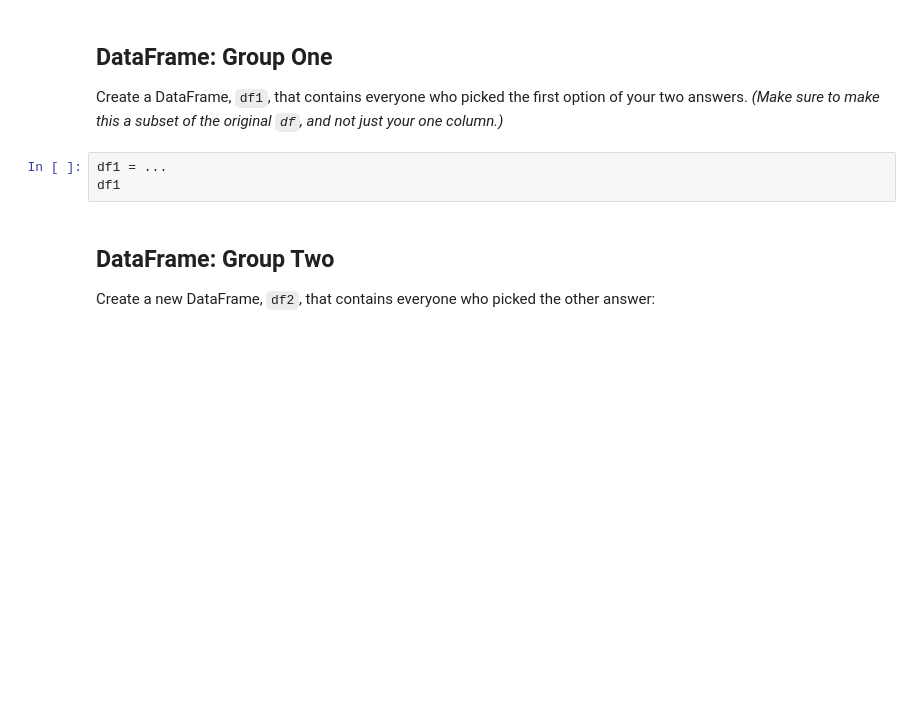
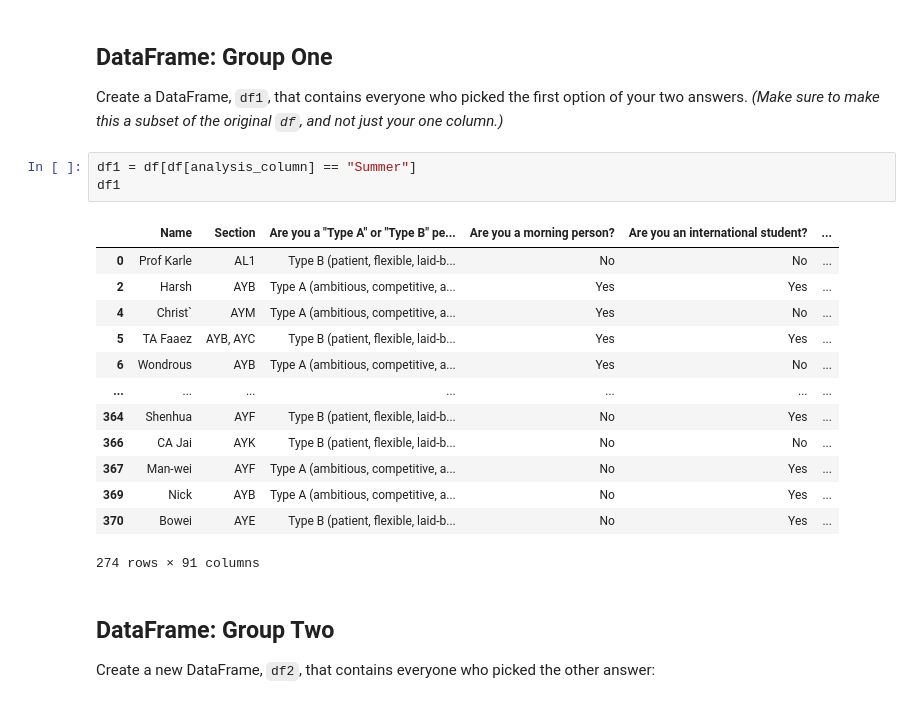
Before and after one commit to refaqat/stat107, a Jupyter notebook: lab_exp_design/lab_exp_design.ipynb, the cells around one changed output. Cells and saved outputs as stored; diff of their text form; blank space fills up the shorter version.

```diff
--- a/lab_exp_design/lab_exp_design.ipynb
+++ b/lab_exp_design/lab_exp_design.ipynb
@@ -109,8 +148,22 @@ With the `analysis_column` variable from above, use Python to display only the c
 
 Create a DataFrame, `df1`, that contains everyone who picked the first option of your two answers.  *(Make sure to make this a subset of the original `df`, and not just your one column.)*
 # %%
-df1 = ...
+df1 = df[df[analysis_column] == "Summer"]
 df1
+# %% [output]
+|  | Name | Section | Are you a "Type A" or "Type B" pe... | Are you a morning person? | Are you an international student? | ... |
+| 0 | Prof Karle | AL1 | Type B (patient, flexible, laid-b... | No | No | ... |
+| 2 | Harsh | AYB | Type A (ambitious, competitive, a... | Yes | Yes | ... |
+| 4 | Christ` | AYM | Type A (ambitious, competitive, a... | Yes | No | ... |
+| 5 | TA Faaez | AYB, AYC | Type B (patient, flexible, laid-b... | Yes | Yes | ... |
+| 6 | Wondrous | AYB | Type A (ambitious, competitive, a... | Yes | No | ... |
+| ... | ... | ... | ... | ... | ... | ... |
+| 364 | Shenhua | AYF | Type B (patient, flexible, laid-b... | No | Yes | ... |
+| 366 | CA Jai | AYK | Type B (patient, flexible, laid-b... | No | No | ... |
+| 367 | Man-wei | AYF | Type A (ambitious, competitive, a... | No | Yes | ... |
+| 369 | Nick | AYB | Type A (ambitious, competitive, a... | No | Yes | ... |
+| 370 | Bowei | AYE | Type B (patient, flexible, laid-b... | No | Yes | ... |
+274 rows × 91 columns
 # %% [markdown]
 ## DataFrame: Group Two
 
```
Also changed, not shown: parts of 46 cells of this notebook, 1 other file.
